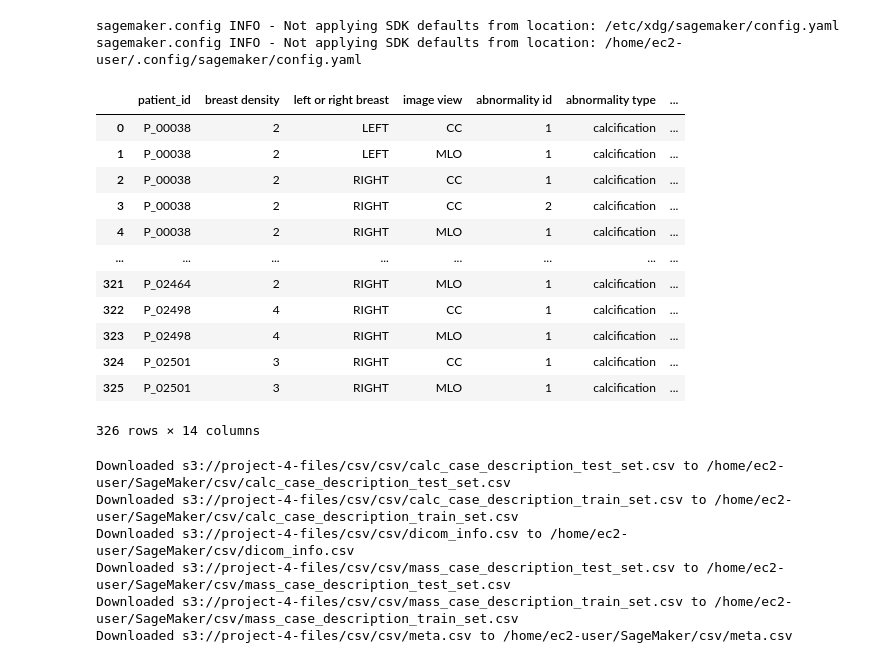
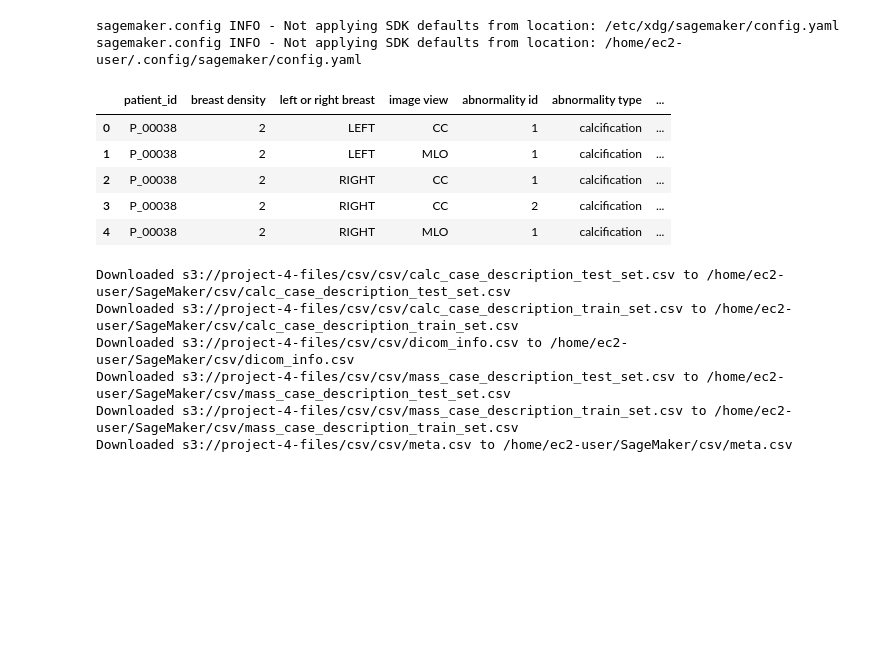
Before and after one commit to NestorBaptista/Project4_Breast_Cancer_Classification, a Jupyter notebook: bucket_extraction.ipynb, the cells around one changed output. Drawn from its saved outputs; the diff is of its cells as text; code cells hidden in the pictures; blank space fills up the shorter version.

```diff
--- a/bucket_extraction.ipynb
+++ b/bucket_extraction.ipynb
@@ -7,29 +7,22 @@ from sagemaker.session import s3_input, Session
 from pathlib import Path
 # %%
 import pandas as pd
-from sagemaker import get_execution_role
 
 role = get_execution_role()
-bucket='project-4-files'
-data_key = 'csv/calc_case_description_test_set.csv'
-data_location = 's3://{}/{}'.format(bucket, data_key)
+bucket="project-4-files"
+calc_test_key = "csv/calc_case_description_test_set.csv"
+data_location = "s3://{}/{}".format(bucket, calc_test_key)
 
-pd.read_csv(data_location)
+calc_test_df = pd.read_csv(data_location)
+calc_test_df.head()
 # %% [output]
 sagemaker.config INFO - Not applying SDK defaults from location: /etc/xdg/sagemaker/config.yaml
 sagemaker.config INFO - Not applying SDK defaults from location: /home/ec2-user/.config/sagemaker/config.yaml
 |  | patient_id | breast density | left or right breast | image view | abnormality id | abnormality type | ... |
 | 0 | P_00038 | 2 | LEFT | CC | 1 | calcification | ... |
 | 1 | P_00038 | 2 | LEFT | MLO | 1 | calcification | ... |
 | 2 | P_00038 | 2 | RIGHT | CC | 1 | calcification | ... |
 | 3 | P_00038 | 2 | RIGHT | CC | 2 | calcification | ... |
 | 4 | P_00038 | 2 | RIGHT | MLO | 1 | calcification | ... |
-| ... | ... | ... | ... | ... | ... | ... | ... |
-| 321 | P_02464 | 2 | RIGHT | MLO | 1 | calcification | ... |
-| 322 | P_02498 | 4 | RIGHT | CC | 1 | calcification | ... |
-| 323 | P_02498 | 4 | RIGHT | MLO | 1 | calcification | ... |
-| 324 | P_02501 | 3 | RIGHT | CC | 1 | calcification | ... |
-| 325 | P_02501 | 3 | RIGHT | MLO | 1 | calcification | ... |
-326 rows × 14 columns
 # %%
 # extract the csv from the csv folder in buacket
```
Also changed, not shown: parts of 3 cells of this notebook.
